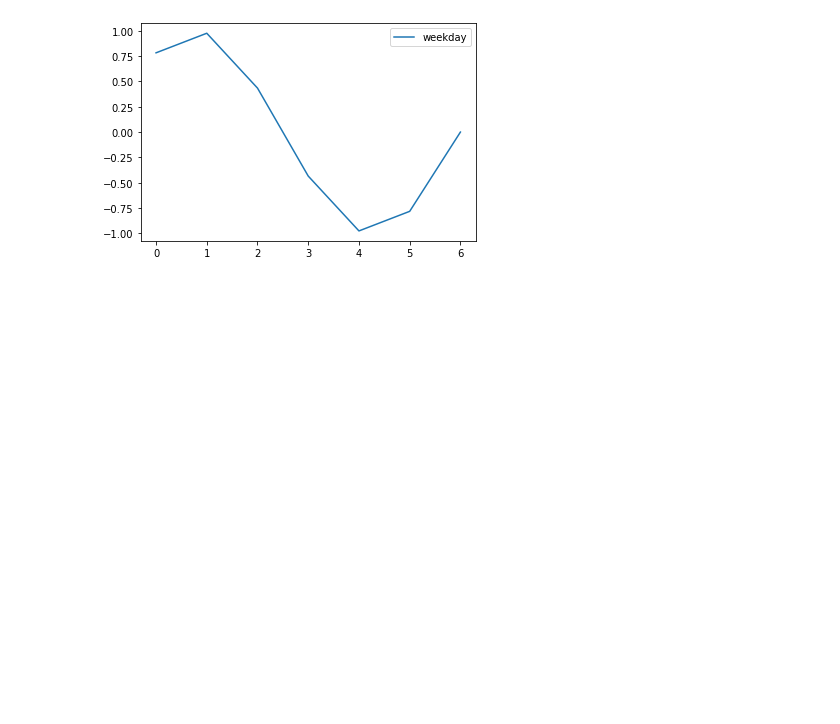
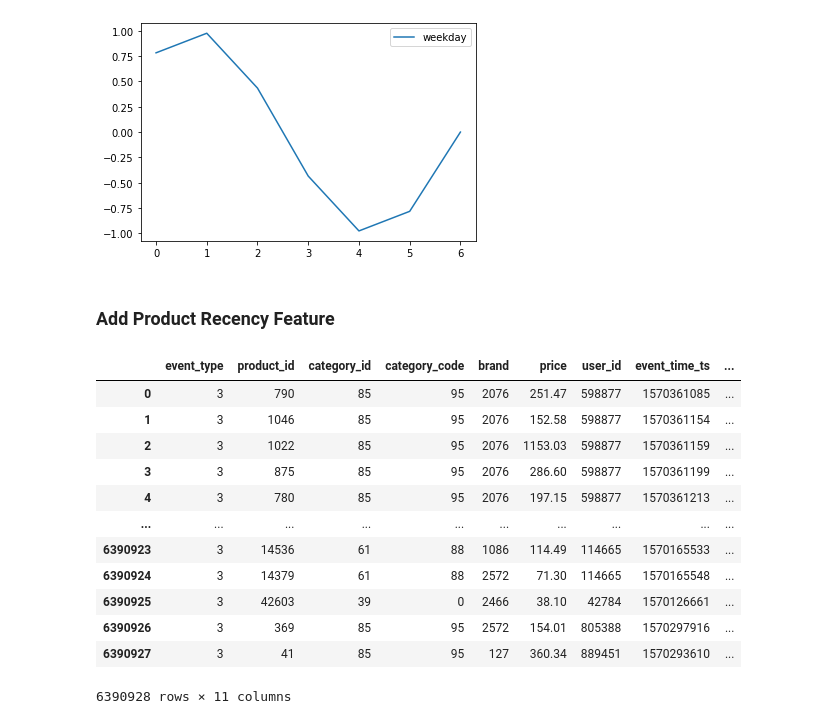
Before and after one commit to Ahanmr/Transformers4RecDemo, a Jupyter notebook: basicModel/ETL.ipynb, the cells around one changed output. Saved outputs shown, nothing was run; the diff lists cells and outputs as text; code cells hidden in the pictures; blank space fills up the shorter version.

Commit message:
add product recency feature

```diff
--- a/basicModel/ETL.ipynb
+++ b/basicModel/ETL.ipynb
@@ -113,3 +113,28 @@ distribution.plot.line()
 # %% [output]
 <AxesSubplot:>
 [figure]
+# %% [markdown]
+### Add Product Recency Feature
+# %%
+def transform(columns,df):
+    for column in columns:
+        item_first_timestep = df['prod_first_event_time_ts']
+        delta_days = (df[column] - item_first_timestep) / (60*60*24)
+        df[column + "_age_days"] = delta_days * (delta_days>=0)
+        return df
+# %%
+transform(['event_time_ts'],df)
+# %% [output]
+|  | event_type | product_id | category_id | category_code | brand | price | user_id | event_time_ts | ... |
+| 0 | 3 | 790 | 85 | 95 | 2076 | 251.47 | 598877 | 1570361085 | ... |
+| 1 | 3 | 1046 | 85 | 95 | 2076 | 152.58 | 598877 | 1570361154 | ... |
+| 2 | 3 | 1022 | 85 | 95 | 2076 | 1153.03 | 598877 | 1570361159 | ... |
+| 3 | 3 | 875 | 85 | 95 | 2076 | 286.60 | 598877 | 1570361199 | ... |
+| 4 | 3 | 780 | 85 | 95 | 2076 | 197.15 | 598877 | 1570361213 | ... |
+| ... | ... | ... | ... | ... | ... | ... | ... | ... | ... |
+| 6390923 | 3 | 14536 | 61 | 88 | 1086 | 114.49 | 114665 | 1570165533 | ... |
+| 6390924 | 3 | 14379 | 61 | 88 | 2572 | 71.30 | 114665 | 1570165548 | ... |
+| 6390925 | 3 | 42603 | 39 | 0 | 2466 | 38.10 | 42784 | 1570126661 | ... |
+| 6390926 | 3 | 369 | 85 | 95 | 2572 | 154.01 | 805388 | 1570297916 | ... |
+| 6390927 | 3 | 41 | 85 | 95 | 127 | 360.34 | 889451 | 1570293610 | ... |
+6390928 rows × 11 columns
```
